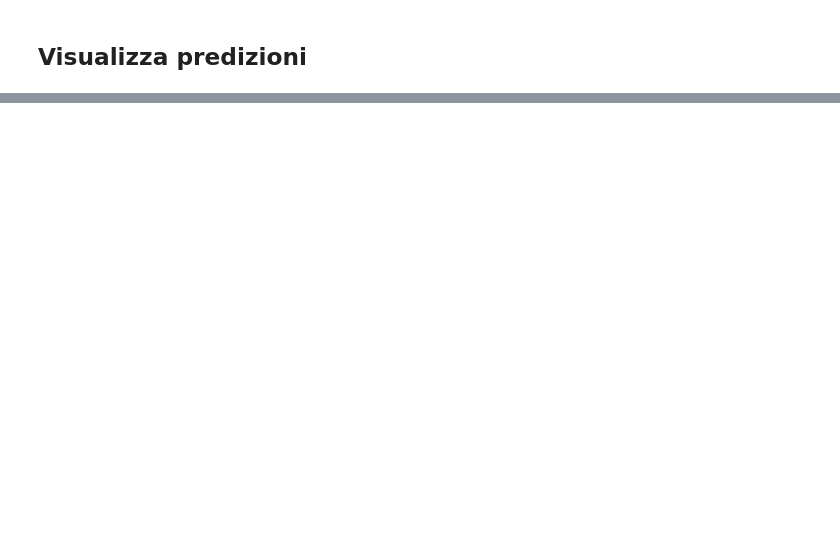
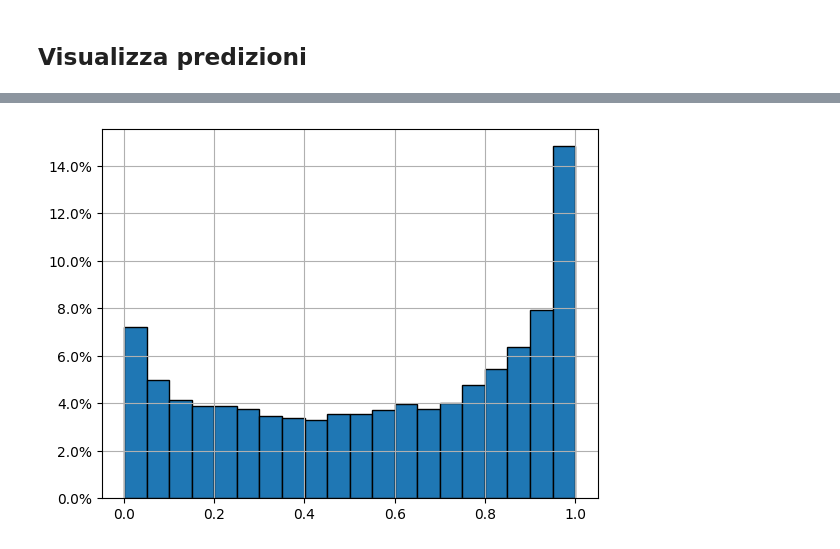
Before and after one commit to Nemenick/primoprogetto, a Jupyter notebook: Codici/MCdrop.ipynb, the cells around one changed output, grey strips where cells are left out. Cells and saved outputs as stored; diff of their text form; code cells hidden in the pictures; blank space fills up the shorter version.

```diff
--- a/Codici/MCdrop.ipynb
+++ b/Codici/MCdrop.ipynb
@@ -106,0 +296,10 @@ datapd_und1
+# %%
+st = 0
+ap = 30
+
+mea_few = pred_new.iloc[:,st:st+ap].mean(axis=1)
+ax = mea_few.hist(bins=20, edgecolor="black", weights=np.ones(len(mea_few)) / len(mea_few))
+ax.yaxis.set_major_formatter(PercentFormatter(1))
+plt.savefig(f"/home/silvia/Documents/GitHub/primoprogetto/IMG_predict/MCdrop/MCDrop_Instance_undecidable_{ap}_predizioni_More_1_4.png")
+# %% [output]
+[figure, added]
```
Also changed, not shown: parts of 17 cells of this notebook, 30 other files.
